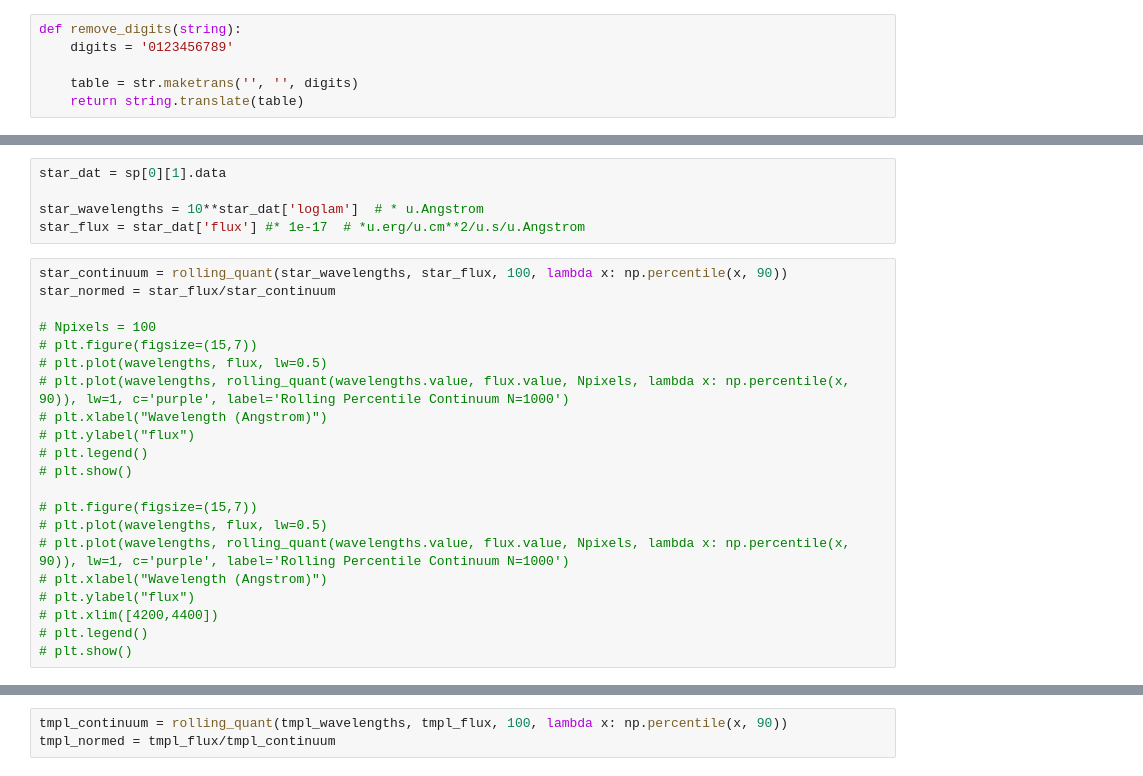
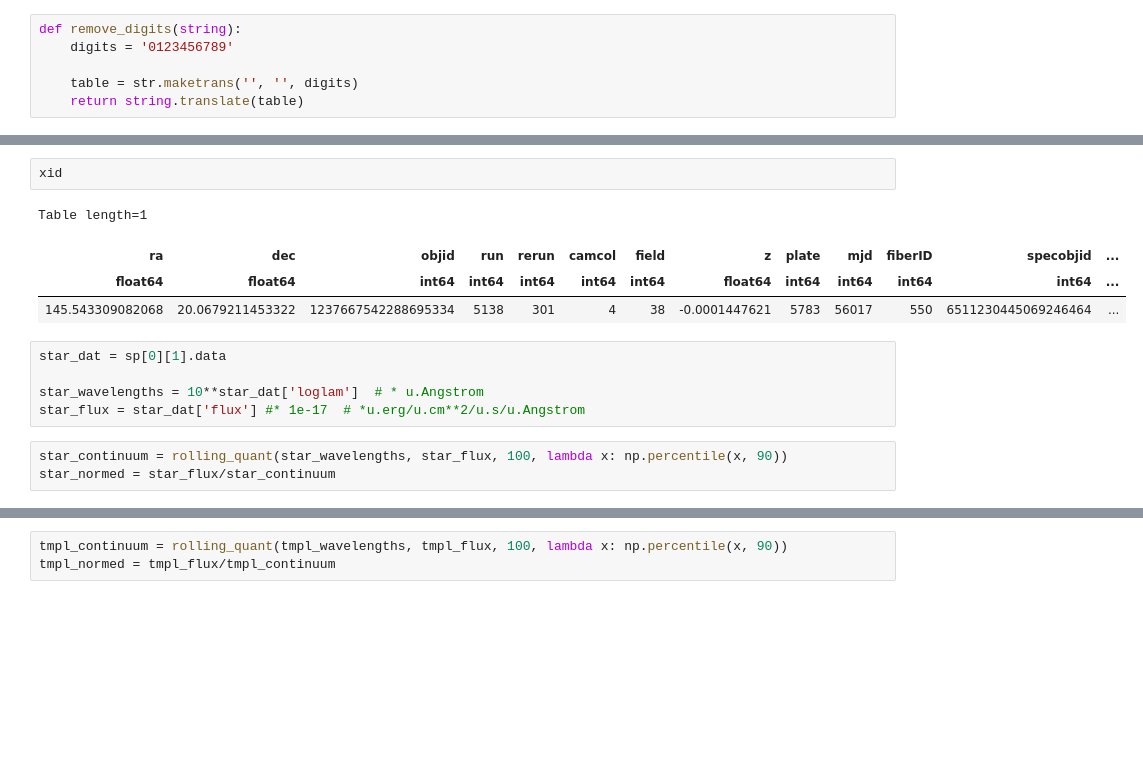
Before and after one commit to nabeelre/gaia-sdss-hvs, a Jupyter notebook: spectra.ipynb, the cells around one changed output, grey strips where cells are left out. Saved outputs shown, nothing was run; the diff lists cells and outputs as text; blank space fills up the shorter version.

```diff
--- a/spectra.ipynb
+++ b/spectra.ipynb
@@ -85,29 +100,18 @@ for hdu in sp[0]:
+# %%
+xid
+# %% [output]
+Table length=1
+| ra | dec | objid | run | rerun | camcol | field | z | plate | mjd | fiberID | specobjid | ... |
+| float64 | float64 | int64 | int64 | int64 | int64 | int64 | float64 | int64 | int64 | int64 | int64 | ... |
+| 145.543309082068 | 20.0679211453322 | 1237667542288695334 | 5138 | 301 | 4 | 38 | -0.0001447621 | 5783 | 56017 | 550 | 6511230445069246464 | ... |
 # %%
 star_dat = sp[0][1].data
 
 star_wavelengths = 10**star_dat['loglam']  # * u.Angstrom
 star_flux = star_dat['flux'] #* 1e-17  # *u.erg/u.cm**2/u.s/u.Angstrom
-# %%
-star_continuum = rolling_quant(star_wavelengths, star_flux, 100, lambda x: np.percentile(x, 90))
-star_normed = star_flux/star_continuum
-
-# Npixels = 100
-# plt.figure(figsize=(15,7))
-# plt.plot(wavelengths, flux, lw=0.5)
-# plt.plot(wavelengths, rolling_quant(wavelengths.value, flux.value, Npixels, lambda x: np.percentile(x, 90)), lw=1, c='purple', label='Rolling Percentile Continuum N=1000')
-# plt.xlabel("Wavelength (Angstrom)")
-# plt.ylabel("flux")
-# plt.legend()
-# plt.show()
-
-# plt.figure(figsize=(15,7))
-# plt.plot(wavelengths, flux, lw=0.5)
-# plt.plot(wavelengths, rolling_quant(wavelengths.value, flux.value, Npixels, lambda x: np.percentile(x, 90)), lw=1, c='purple', label='Rolling Percentile Continuum N=1000')
-# plt.xlabel("Wavelength (Angstrom)")
-# plt.ylabel("flux")
-# plt.xlim([4200,4400])
-# plt.legend()
-# plt.show()
+# %%
+star_continuum = rolling_quant(star_wavelengths, star_flux, 100, lambda x: np.percentile(x, 90))
+star_normed = star_flux/star_continuum
 # %%
 plt.figure(figsize=(15,5))
 # plt.plot(wavelengths, star_flux)
```
Also changed, not shown: parts of 18 cells of this notebook, 4 other files.
